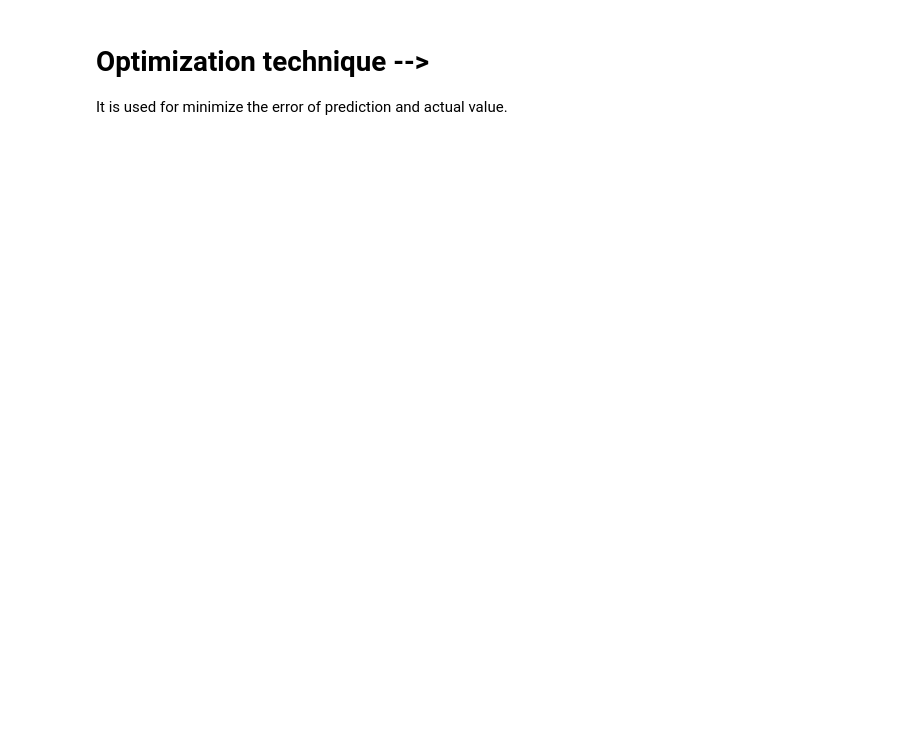
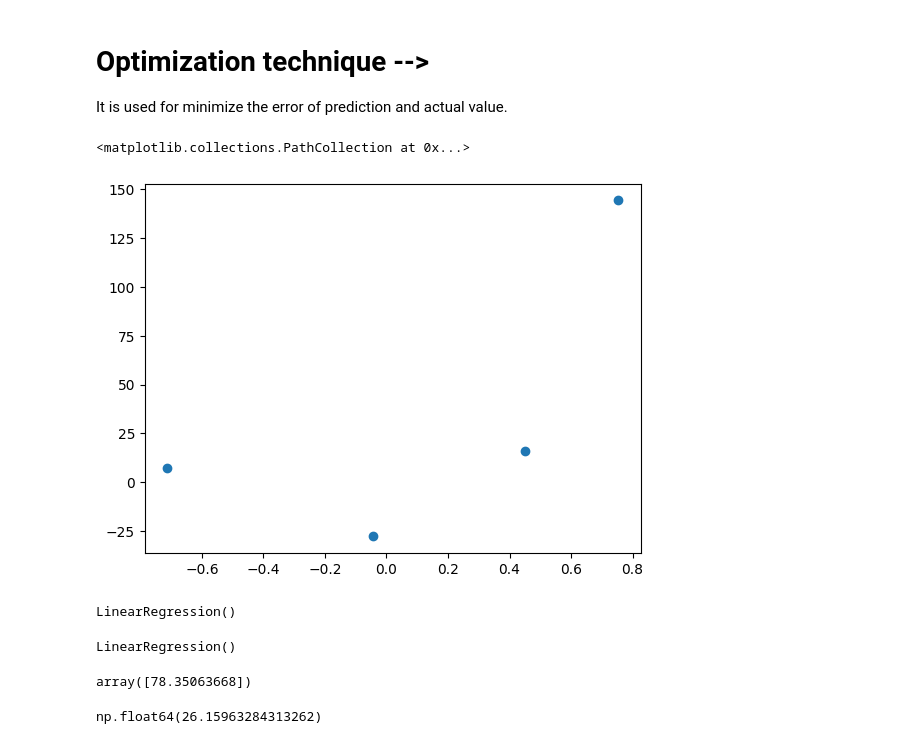
Before and after one commit to Ans365332/6may-file-example, a Jupyter notebook: Optimization_Technique_(1_Gradient_decent).ipynb, the cells around one changed output. Drawn from its saved outputs; the diff is of its cells as text; code cells hidden in the pictures; blank space fills up the shorter version.

```diff
--- a/Optimization_Technique_(1_Gradient_decent).ipynb
+++ b/Optimization_Technique_(1_Gradient_decent).ipynb
@@ -55,0 +59,10 @@ It is used for minimize the error of prediction and actual value.
+# %%
+X,y = make_regression(n_samples=4 ,n_features=1,
+                      n_informative=1,n_targets=1,
+                      noise=80,random_state=13)
+# %%
+import matplotlib.pyplot as plt
+plt.scatter(X,y)
+# %% [output]
+<matplotlib.collections.PathCollection at 0x...>
+[figure, added]
@@ -55,0 +72,19 @@ It is used for minimize the error of prediction and actual value.
+# %%
+reg = LinearRegression()
+reg.fit(X,y)
+# %% [output]
+LinearRegression()
+# %%
+LinearRegression(copy_X=True,
+                 fit_intercept=True,
+                 n_jobs=None)
+# %% [output]
+LinearRegression()
+# %%
+reg.coef_     # slope(m)
+# %% [output]
+array([78.35063668])
+# %%
+reg.intercept_    # intercept(b)
+# %% [output]
+np.float64(26.15963284313262)
```
Also changed, not shown: parts of 54 cells of this notebook.
